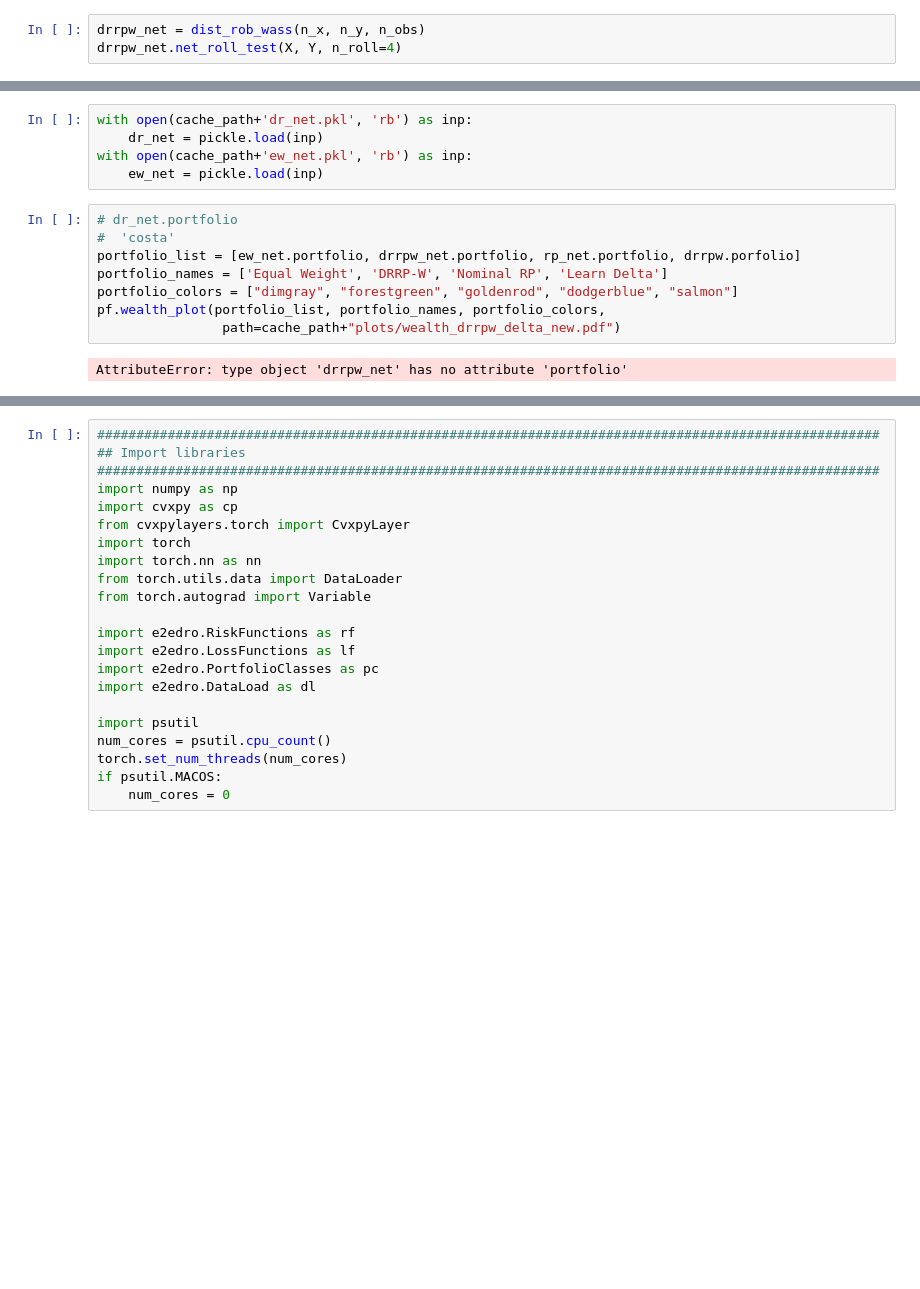
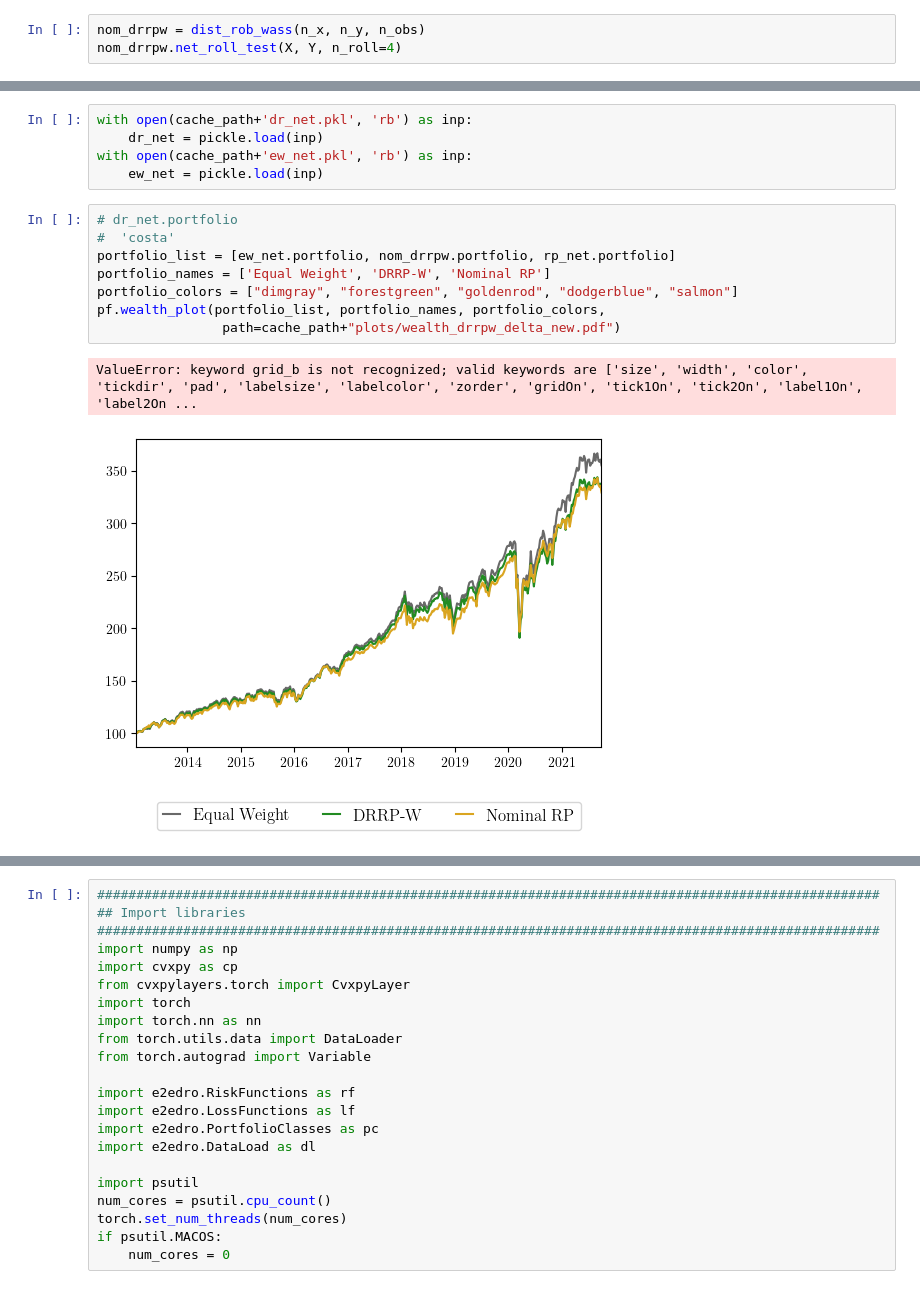
Before and after one commit to rafayk7/meta-portfolio-optimization, a Jupyter notebook: ActualWork/e2e/Tester.ipynb, the cells around one changed output, grey strips where cells are left out. Drawn from its saved outputs; the diff is of its cells as text; blank space fills up the shorter version.

```diff
--- a/ActualWork/e2e/Tester.ipynb
+++ b/ActualWork/e2e/Tester.ipynb
@@ -1066,8 +1057,8 @@ class base_risk_parity(TraditionalOptimizer):
 rp_net = base_risk_parity(n_x, n_y, n_obs)
 rp_net.net_roll_test(X, Y, n_roll=4)
 # %%
-drrpw_net = dist_rob_wass(n_x, n_y, n_obs)
-drrpw_net.net_roll_test(X, Y, n_roll=4)
+nom_drrpw = dist_rob_wass(n_x, n_y, n_obs)
+nom_drrpw.net_roll_test(X, Y, n_roll=4)
 # %%
 cache_path = "cache/exp/"
 # %%
@@ -1078,13 +1069,14 @@ with open(cache_path+'ew_net.pkl', 'rb') as inp:
 # %%
 # dr_net.portfolio
 #  'costa'
-portfolio_list = [ew_net.portfolio, drrpw_net.portfolio, rp_net.portfolio, drrpw.porfolio]
-portfolio_names = ['Equal Weight', 'DRRP-W', 'Nominal RP', 'Learn Delta']
+portfolio_list = [ew_net.portfolio, nom_drrpw.portfolio, rp_net.portfolio]
+portfolio_names = ['Equal Weight', 'DRRP-W', 'Nominal RP']
 portfolio_colors = ["dimgray", "forestgreen", "goldenrod", "dodgerblue", "salmon"]
 pf.wealth_plot(portfolio_list, portfolio_names, portfolio_colors,
                 path=cache_path+"plots/wealth_drrpw_delta_new.pdf")
 # %% [output]
-AttributeError: type object 'drrpw_net' has no attribute 'portfolio'
+ValueError: keyword grid_b is not recognized; valid keywords are ['size', 'width', 'color', 'tickdir', 'pad', 'labelsize', 'labelcolor', 'zorder', 'gridOn', 'tick1On', 'tick2On', 'label1On', 'label2On ...
+[figure, added]
 # %%
 pf.sr_bar(portfolio_list, portfolio_names, portfolio_colors,
                 path=cache_path+"plots/sr_bar_drrp_delta0.3.pdf")
```
Also changed, not shown: parts of 12 cells of this notebook, 8 other files.
